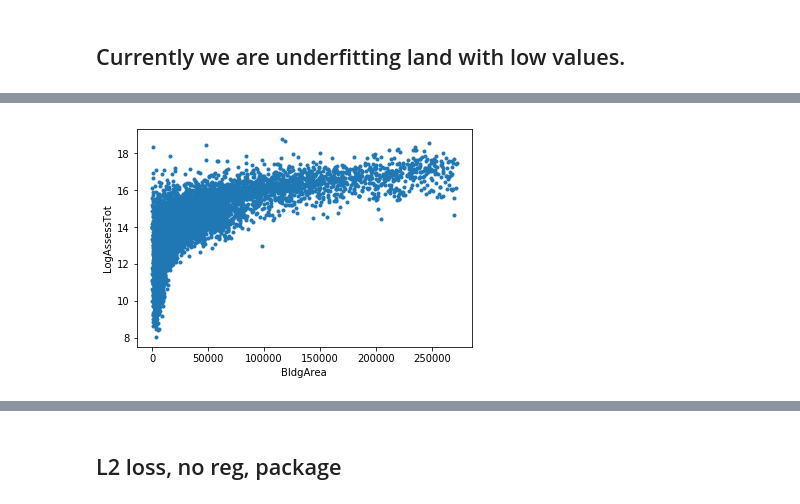
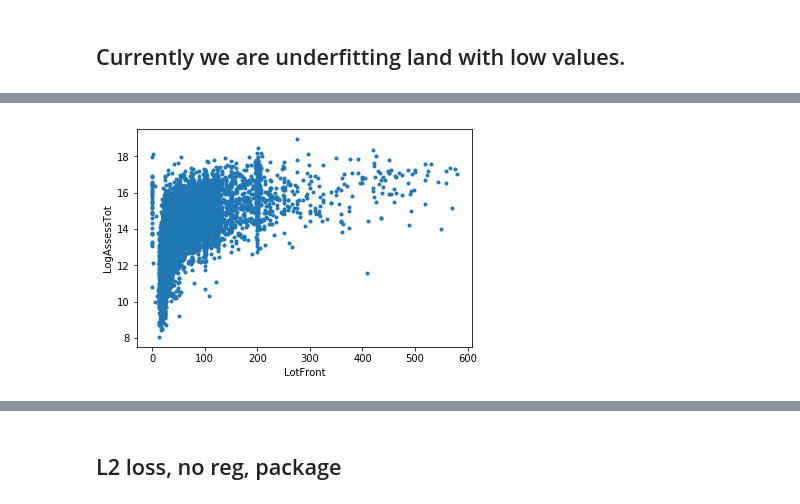
Before and after one commit to dancyfang/OR4741_Airbnb, a Jupyter notebook: analysis/regression.ipynb, the cells around one changed output, grey strips where cells are left out. Drawn from its saved outputs; the diff is of its cells as text; code cells hidden in the pictures.

```diff
--- a/analysis/regression.ipynb
+++ b/analysis/regression.ipynb
@@ -11,6 +17,6 @@ from scipy.optimize import minimize
 import random
 # %%
 # read pd
-df1 = pd.read_csv('MN_selected.csv')
-df1
+df = pd.read_csv('MN_selected.csv')
+df
 # %% [output]
@@ -60,3 +50,3 @@ df2[np.log(df2['AssessTot'])<10]
 # %%
-# for i in range(len(df.columns)):
-#     print (i,df.columns[i])
+for i in range(len(df.columns)):
+    print (i,df.columns[i])
@@ -84,15 +90,15 @@ def outliers_iqr(ys):
 # %%
 # remove outliers
 index = np.zeros(len(data))
-for i in range(1,7):
+for i in range(1,5):
     index[outliers_iqr(data[:,i])] = 1
 data = data[np.where(index==0)]
 # %%
 # plotting
 plt.plot(data[:,2],data[:,1],'.')
-plt.xlabel('BldgArea')
+plt.xlabel('LotFront')
 plt.ylabel('LogAssessTot')
 plt.show()
 # %% [output]
-[figure, old version]
+[figure, new version]
 # %%
```
Also changed, not shown: parts of 62 cells of this notebook.
